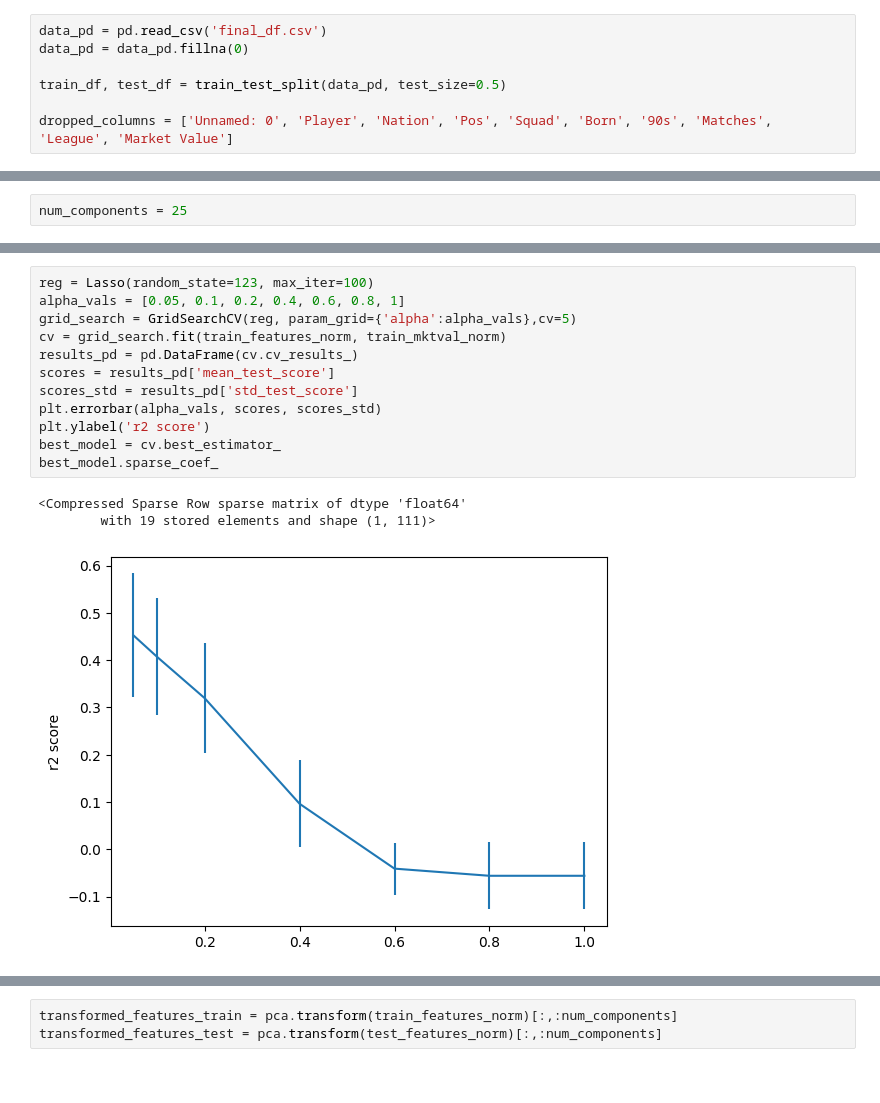
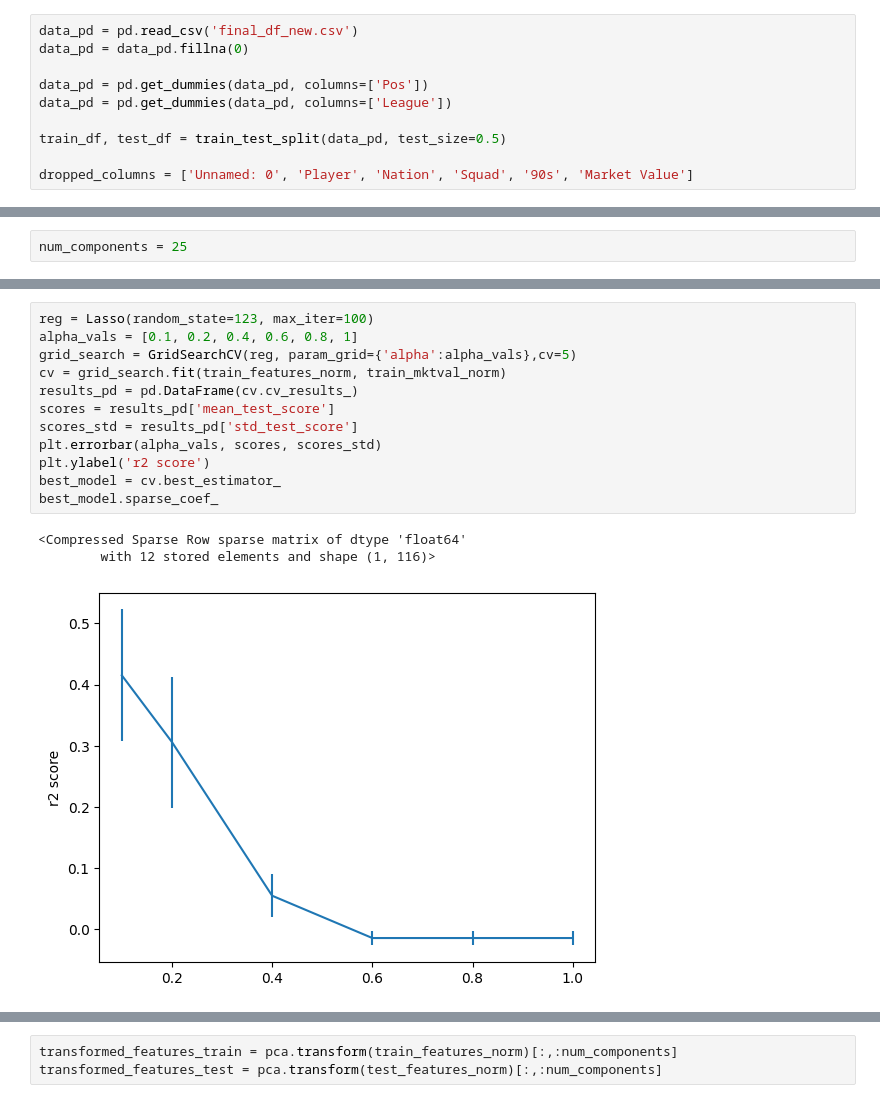
Before and after one commit to msyzdykova/DS-Team-6-Market-Value-prediction, a Jupyter notebook: Regression and PCR.ipynb, the cells around one changed output, grey strips where cells are left out. Drawn from its saved outputs; the diff is of its cells as text.

```diff
--- a/Regression and PCR.ipynb
+++ b/Regression and PCR.ipynb
@@ -12,9 +13,12 @@ from sklearn.linear_model import Lasso, Ridge
 from sklearn.metrics import root_mean_squared_error
 from sklearn.model_selection import train_test_split, GridSearchCV
 # %%
-data_pd = pd.read_csv('final_df.csv')
+data_pd = pd.read_csv('final_df_new.csv')
 data_pd = data_pd.fillna(0)
+
+data_pd = pd.get_dummies(data_pd, columns=['Pos'])
+data_pd = pd.get_dummies(data_pd, columns=['League'])
 
 train_df, test_df = train_test_split(data_pd, test_size=0.5)
 
-dropped_columns = ['Unnamed: 0', 'Player', 'Nation', 'Pos', 'Squad', 'Born', '90s', 'Matches', 'League', 'Market Value']
+dropped_columns = ['Unnamed: 0', 'Player', 'Nation', 'Squad', '90s', 'Market Value']
@@ -108,19 +121,19 @@ Text(0, 0.5, 'r2 score')
 # %%
 reg = Lasso(random_state=123, max_iter=100)
-alpha_vals = [0.05, 0.1, 0.2, 0.4, 0.6, 0.8, 1]
+alpha_vals = [0.1, 0.2, 0.4, 0.6, 0.8, 1]
 grid_search = GridSearchCV(reg, param_grid={'alpha':alpha_vals},cv=5)
 cv = grid_search.fit(train_features_norm, train_mktval_norm)
 results_pd = pd.DataFrame(cv.cv_results_)
 scores = results_pd['mean_test_score']
 scores_std = results_pd['std_test_score']
 plt.errorbar(alpha_vals, scores, scores_std)
 plt.ylabel('r2 score')
 best_model = cv.best_estimator_
 best_model.sparse_coef_
 # %% [output]
 <Compressed Sparse Row sparse matrix of dtype 'float64'
-        with 19 stored elements and shape (1, 111)>
+        with 12 stored elements and shape (1, 116)>
-[figure, old version]
+[figure, new version]
 # %%
 for i in range(len(train_df_dropped_cols.columns)):
     if best_model.coef_[i]!=0:
```
Also changed, not shown: parts of 19 cells of this notebook.
